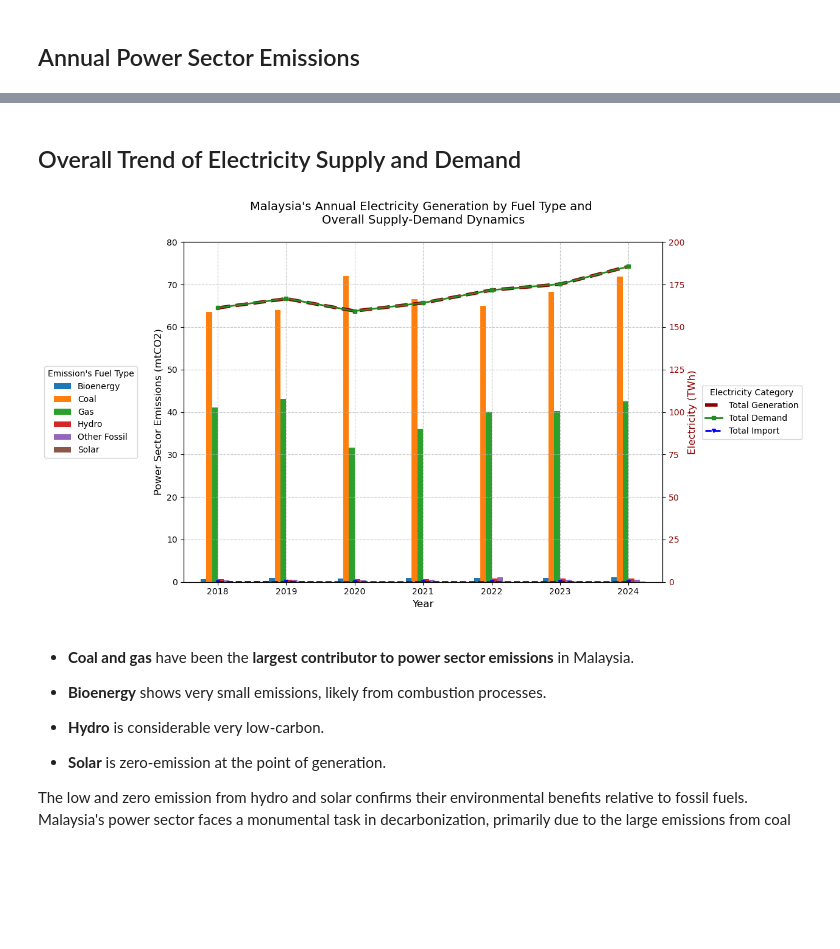
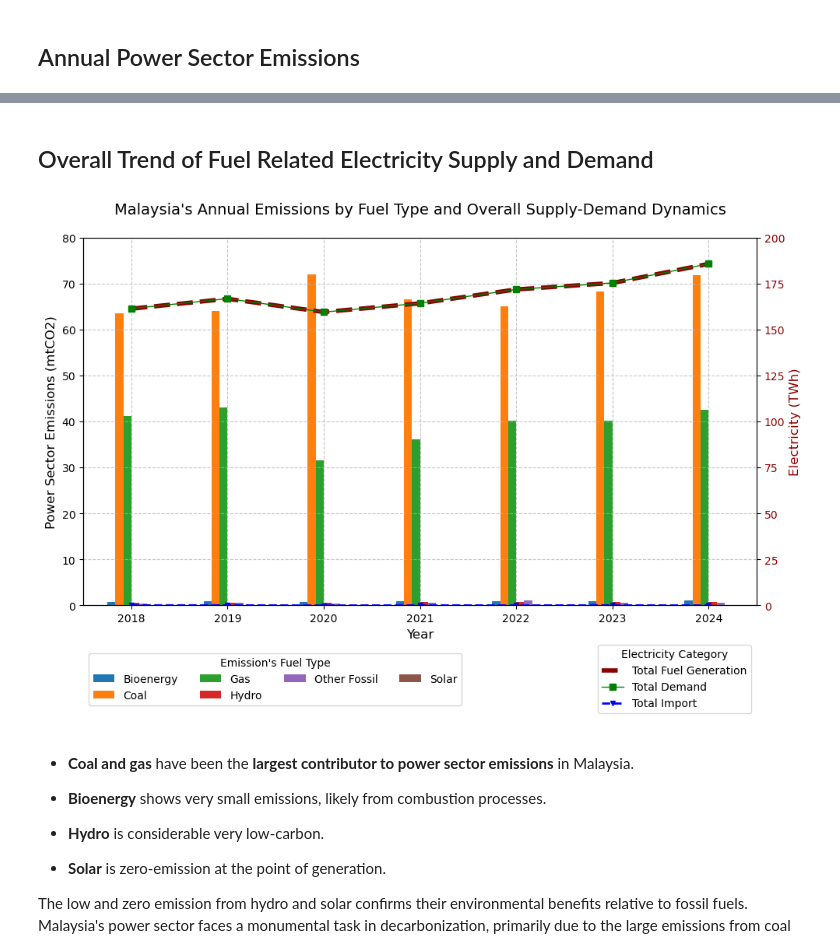
Before and after one commit to kayyyy3/Energy-Analysis, a Jupyter notebook: Ember_Energy_Analysis.ipynb, the cells around one changed output, grey strips where cells are left out. Saved outputs shown, nothing was run; the diff lists cells and outputs as text; code cells hidden in the pictures; blank space fills up the shorter version.

```diff
--- a/Ember_Energy_Analysis.ipynb
+++ b/Ember_Energy_Analysis.ipynb
@@ -83,12 +84,12 @@ Now we are having data for Malaysia only. But further filter needs to apply to g
 ## Total Electricity Generation (TWh)
 # %%
 # Filter for Electricity Generation in TWh units only
-df_msia_generation = df_msia[(df_msia['Category'].isin(['Electricity generation'])) & (df_msia['Subcategory'].isin(['Fuel']))
+df_msia_generation = df_msia[(df_msia['Category'].isin(['Electricity generation'])) & (df_msia['Subcategory'].isin(['Fuel', 'Aggregate fuel']))
                         & (df_msia['Unit'].isin(['TWh']))]
 
 # Group by 'Variable' and sum the 'Value'
-df_msia_byVariable = df_msia_generation.groupby('Variable')['Value'].sum().sort_values(ascending=False)
+df_msia_byVariable = df_msia_generation.groupby(['Subcategory','Variable'])['Value'].sum()
 
-print("Total Electricity Generation (TWh) by Fuel Type in Malaysia:")
+print("Total Electricity Generation (TWh) in Malaysia:")
 df_msia_byVariable
 # %% [output]
@@ -160,0 +219,5 @@ Name: Value, dtype: float64
+# %%
+# get the total annual electricity generation by fuel only
+annual_msia_gen_fuel = df_msia_gen_fuel.groupby(df_msia_gen_fuel['Date'].dt.year)['Value'].sum()
+print("Yearly Fuel Electricity Generation (TWh) in Malaysia:")
+annual_msia_gen_fuel
@@ -287,0 +429,16 @@ Total Yearly Power Sector Emissions (mtCO2) by Fuel Type in Malaysia:
+# %%
+# The total electricity generation by date and fuel type
+df_msia_emission_fuel = df_msia[(df_msia['Category'].isin(['Power sector emissions'])) & (df_msia['Subcategory'].isin(['Fuel']))].copy()
+df_msia_emission_fuel_byDate = df_msia_emission_fuel.set_index('Date').copy()
+
+df_msia_emission_fuel_byVariable = df_msia_emission_fuel_byDate.pivot_table(
+    index=df_msia_emission_fuel_byDate.index,
+    columns='Variable',
+    values='Value',
+    aggfunc='sum'
+).fillna(0).resample('Y').sum() # Resample to annual sums for each fuel type
+
+df_msia_emission_fuel_byVariable.index = df_msia_emission_fuel_byVariable.index.year
+
+print("Total Yearly Power Sector Emissions (mtCO2) by Fuel:")
+df_msia_emission_fuel_byVariable
@@ -288,32 +485,33 @@ Total Yearly Power Sector Emissions (mtCO2) by Fuel Type in Malaysia:
 # %% [markdown]
-## Overall Trend of Electricity Supply and Demand
+## Overall Trend of Fuel Related Electricity Supply and Demand
 # %%
-fig, ax1 = plt.subplots(figsize=(15, 7))
-df_msia_emission_annual_byVariable.plot(kind='bar', ax=plt.gca(), linewidth=2)
+fig, ax1 = plt.subplots(figsize=(10, 7))
+df_msia_emission_fuel_byVariable.plot(kind='bar', ax=plt.gca(), linewidth=2)
 tick_labels = [str(year) for year in df_msia_annual_byVariable.index]
 ax1.set_xticklabels(tick_labels, rotation=0) # Apply labels and rotate for readability
-ax1.set_title('Malaysia\'s Annual Emissions by Fuel Type and \nOverall Supply-Demand Dynamics\n', fontsize=14)
+ax1.set_title('Malaysia\'s Annual Emissions by Fuel Type and Overall Supply-Demand Dynamics\n', fontsize=14)
 ax1.set_xlabel('Year', fontsize=12)
 ax1.set_ylabel('Power Sector Emissions (mtCO2)', fontsize=12)
 ax1.grid(True, linestyle='--', alpha=0.7)
 ax1.set_ylim(0,80)
-ax1.legend(loc='center left', bbox_to_anchor=(-0.3, 0.5), title='Emission\'s Fuel Type')
+ax1.legend(loc='center left', bbox_to_anchor=(0., -0.2), title='Emission\'s Fuel Type', ncol=4)
 
 # Create a second Y-axis for the total demand line plot
 ax2 = ax1.twinx()
 x_line_positions = np.arange(len(annual_msia_gen.index))
-ax2.plot(x_line_positions, annual_msia_gen, color='darkred', linestyle='--', markersize=4, linewidth=4, label='Total Generation')
-ax2.plot(x_line_positions, annual_msia_dem, color='forestgreen', linestyle='-', marker='s', markersize=5, linewidth=2, label='Total Demand')
+ax2.plot(x_line_positions, annual_msia_gen_fuel, color='darkred', linestyle='--', marker='.',markersize=4, linewidth=4, label='Total Fuel Generation')
+# ax2.plot(x_line_positions, annual_msia_gen_agg, color='orange', linestyle='--', markersize=4, linewidth=4, label='Total Aggregate Fuel Generation')
+ax2.plot(x_line_positions, annual_msia_dem, color='green', linestyle='-', marker='s', markersize=6, linewidth=1, label='Total Demand')
 ax2.plot(x_line_positions, annual_msia_import, color='blue', linestyle='--', marker='v', markersize=4, linewidth=2, label='Total Import')
 ax2.set_ylabel('Electricity (TWh)', color='darkred', fontsize=12)
 ax2.tick_params(axis='y', labelcolor='darkred')
 ax2.set_ylim(0,200)
-ax2.legend(loc='center right', bbox_to_anchor=(1.3, 0.5), title='Electricity Category')
+ax2.legend(loc='center right', bbox_to_anchor=(1, -0.2), title='Electricity Category')
 
 plt.tight_layout()
 plt.show()
 # %% [output]
-[figure, old version]
+[figure, new version]
 # %% [markdown]
 - **Coal and gas** have been the **largest contributor to power sector emissions** in Malaysia.
 
```
Also changed, not shown: parts of 24 cells of this notebook.
